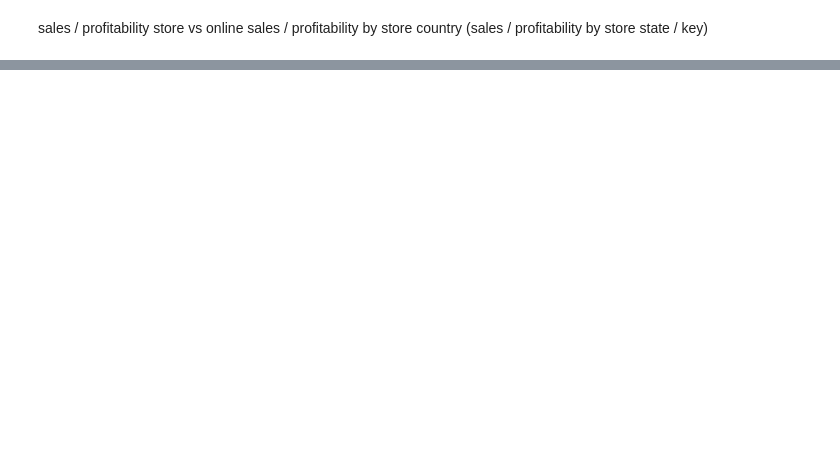
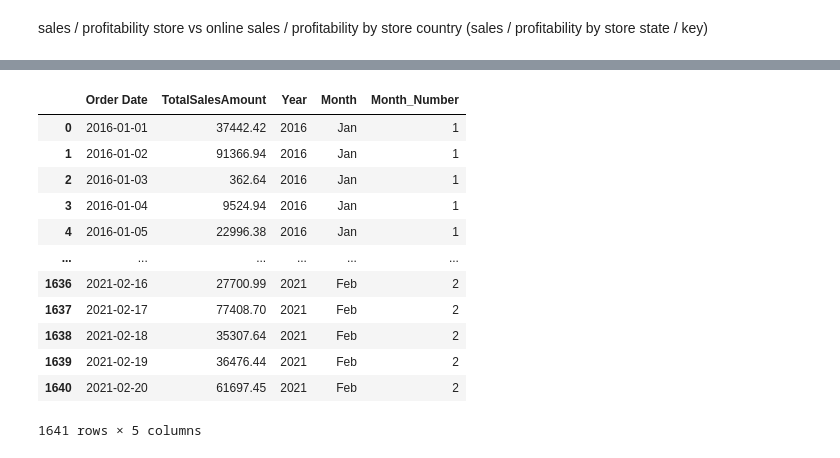
Before and after one commit to DimitriKneur/Global-Electronics-Retailer-Analysis, a Jupyter notebook: Data_Transformation_and_Exploration/data_processing.ipynb, the cells around one changed output, grey strips where cells are left out. Drawn from its saved outputs; the diff is of its cells as text; code cells hidden in the pictures; blank space fills up the shorter version.

Commit message:
sales and order analysis

```diff
--- a/Data_Transformation_and_Exploration/data_processing.ipynb
+++ b/Data_Transformation_and_Exploration/data_processing.ipynb
@@ -246,0 +267,4 @@ sales / profitability by store country
+# %%
+# Now let's calculate profit
+df["Profit"] = df["TotalSalesAmount"] - df["TotalCost"]
+df[["TotalSalesAmount", "TotalCost", "Profit"]]
@@ -246,0 +285,4 @@ sales / profitability by store country
+# %%
+# And now we can calculate total profitability
+df["TotalProfitability"] = df["Profit"] / df["TotalSalesAmount"]
+df[["TotalSalesAmount", "Profit", "TotalProfitability"]]
@@ -246,0 +334,5 @@ sales / profitability by store country
+# %%
+# To make the analysis easier, let's create a "Online / In-Store" column,
+# indicating if this is an online or an In-Store sale
+df["OnlineVsInstore"] = df["StoreKey"].apply(lambda x: "Online" if x=='0' else "In-Store")
+df[["StoreKey", "OnlineVsInstore"]]
@@ -246,0 +432,3 @@ sales / profitability by store country
+# %%
+total_sales_per_date = df.groupby("Order Date")["TotalSalesAmount"].sum().reset_index()
+total_sales_per_date
@@ -246,0 +449,30 @@ sales / profitability by store country
+# %%
+total_sales_per_date["Year"] = total_sales_per_date["Order Date"].apply(lambda x : x.year)
+total_sales_per_date["Month"] = total_sales_per_date["Order Date"].apply(lambda x : "Jan" if x.month == 1
+                                                                                else "Feb" if x.month == 2
+                                                                                else "Mar" if x.month == 3
+                                                                                else "Apr" if x.month == 4
+                                                                                else "May" if x.month == 5
+                                                                                else "Jun" if x.month == 6
+                                                                                else "Jul" if x.month == 7
+                                                                                else "Aug" if x.month == 8
+                                                                                else "Sep" if x.month == 9
+                                                                                else "Oct" if x.month == 10
+                                                                                else "Nov" if x.month == 11
+                                                                                else "Dec")
+total_sales_per_date["Month_Number"] = total_sales_per_date["Order Date"].apply(lambda x : x.month)
+total_sales_per_date
+# %% [output]
+|  | Order Date | TotalSalesAmount | Year | Month | Month_Number |
+| 0 | 2016-01-01 | 37442.42 | 2016 | Jan | 1 |
+| 1 | 2016-01-02 | 91366.94 | 2016 | Jan | 1 |
+| 2 | 2016-01-03 | 362.64 | 2016 | Jan | 1 |
+| 3 | 2016-01-04 | 9524.94 | 2016 | Jan | 1 |
+| 4 | 2016-01-05 | 22996.38 | 2016 | Jan | 1 |
+| ... | ... | ... | ... | ... | ... |
+| 1636 | 2021-02-16 | 27700.99 | 2021 | Feb | 2 |
+| 1637 | 2021-02-17 | 77408.70 | 2021 | Feb | 2 |
+| 1638 | 2021-02-18 | 35307.64 | 2021 | Feb | 2 |
+| 1639 | 2021-02-19 | 36476.44 | 2021 | Feb | 2 |
+| 1640 | 2021-02-20 | 61697.45 | 2021 | Feb | 2 |
+1641 rows × 5 columns
```
Also changed, not shown: parts of 30 cells of this notebook.
